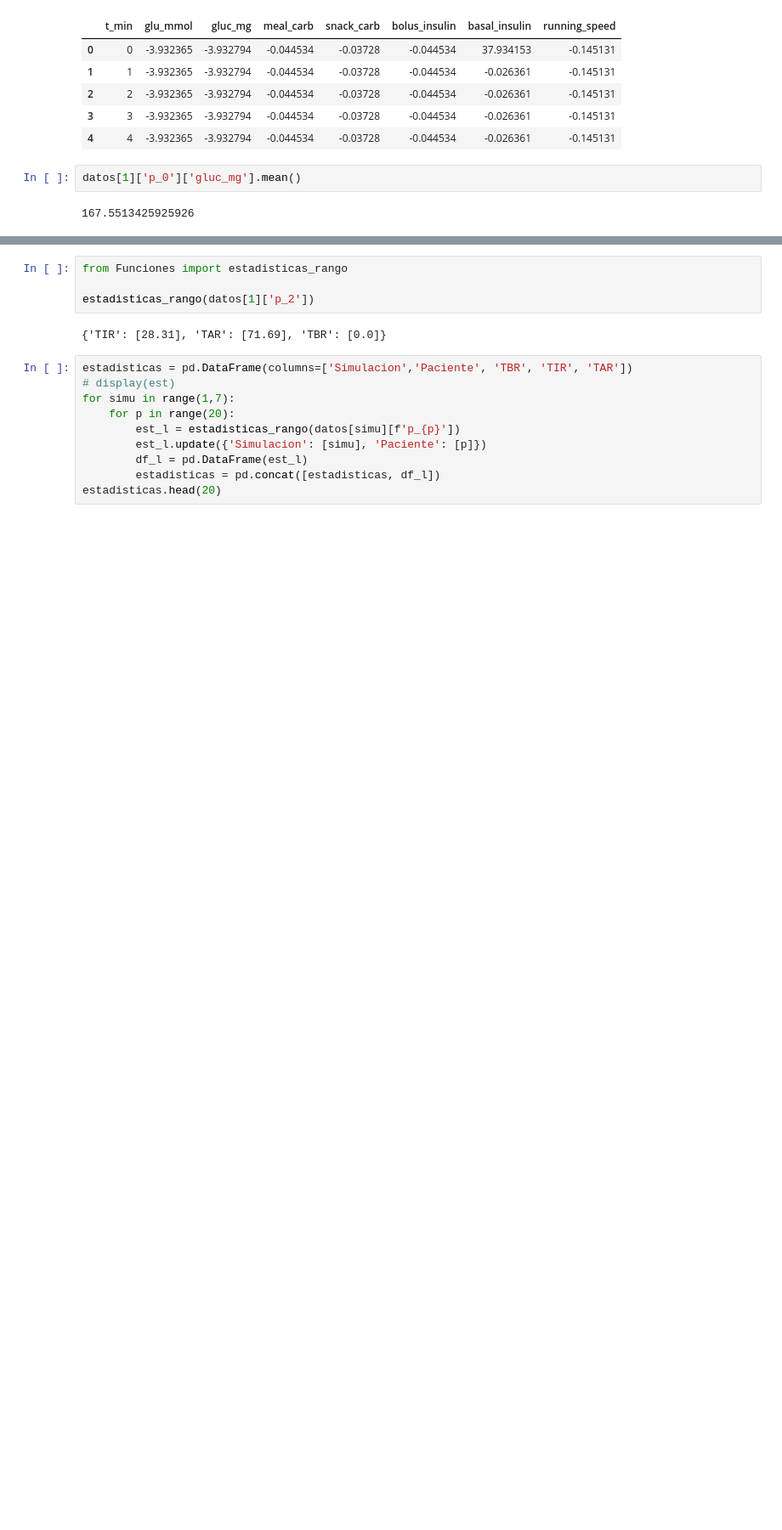
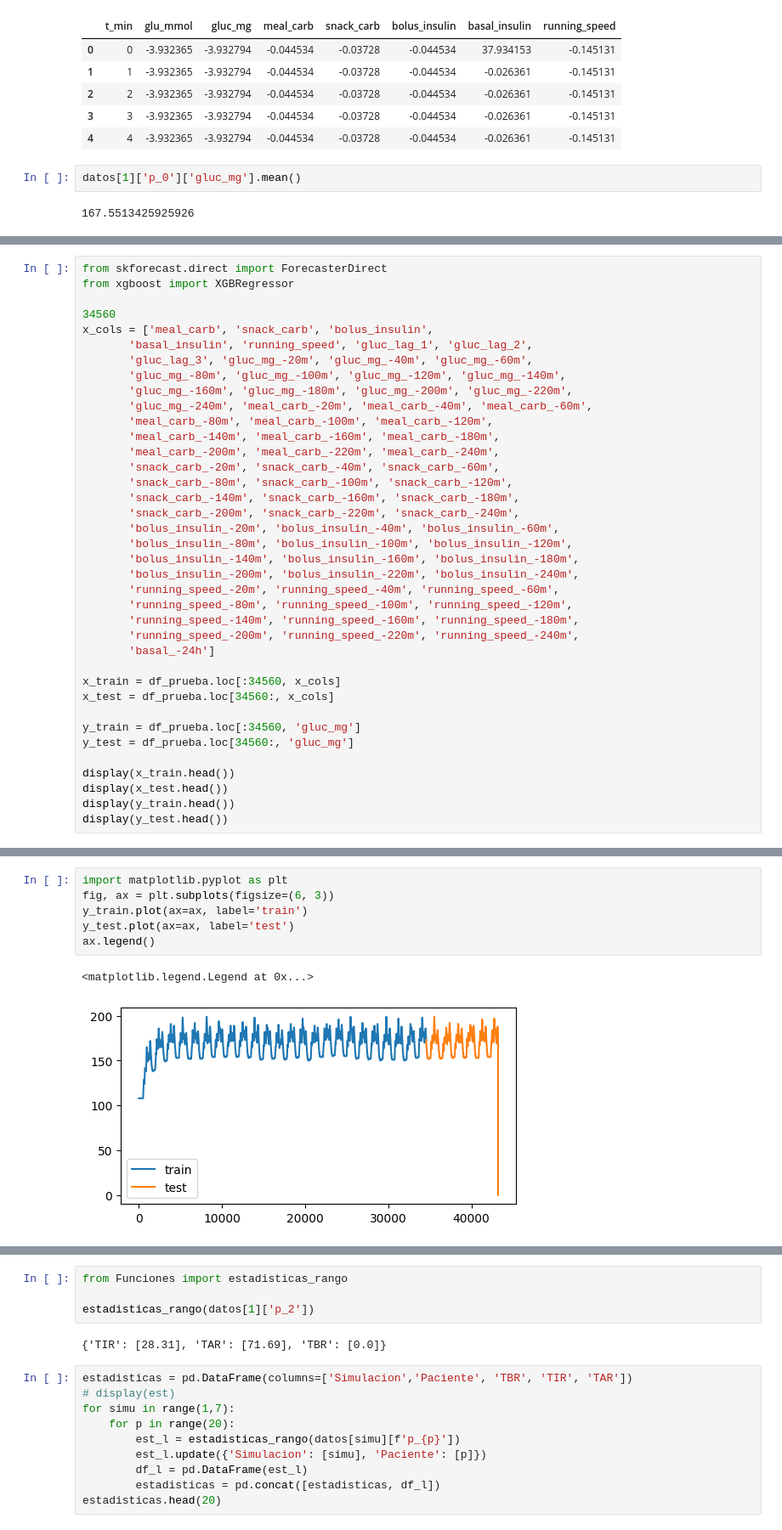
Before and after one commit to WillyFtAb/TFG-GIS-Predictor-glucosa, a Jupyter notebook: Pruebas/estadisticas.ipynb, the cells around one changed output, grey strips where cells are left out. Shown at 85% size. Cells and saved outputs as stored; diff of their text form; blank space fills up the shorter version.

Commit message:
pruebas skforecast
libreria para la prediccion de serires temporales con distintos algoritmos

```diff
--- a/Pruebas/estadisticas.ipynb
+++ b/Pruebas/estadisticas.ipynb
@@ -137,0 +222,38 @@ datos[1]['p_0']['gluc_mg'].mean()
+# %%
+from skforecast.direct import ForecasterDirect
+from xgboost import XGBRegressor
+
+34560
+x_cols = ['meal_carb', 'snack_carb', 'bolus_insulin',
+       'basal_insulin', 'running_speed', 'gluc_lag_1', 'gluc_lag_2',
+       'gluc_lag_3', 'gluc_mg_-20m', 'gluc_mg_-40m', 'gluc_mg_-60m',
+       'gluc_mg_-80m', 'gluc_mg_-100m', 'gluc_mg_-120m', 'gluc_mg_-140m',
+       'gluc_mg_-160m', 'gluc_mg_-180m', 'gluc_mg_-200m', 'gluc_mg_-220m',
+       'gluc_mg_-240m', 'meal_carb_-20m', 'meal_carb_-40m', 'meal_carb_-60m',
+       'meal_carb_-80m', 'meal_carb_-100m', 'meal_carb_-120m',
+       'meal_carb_-140m', 'meal_carb_-160m', 'meal_carb_-180m',
+       'meal_carb_-200m', 'meal_carb_-220m', 'meal_carb_-240m',
+       'snack_carb_-20m', 'snack_carb_-40m', 'snack_carb_-60m',
+       'snack_carb_-80m', 'snack_carb_-100m', 'snack_carb_-120m',
+       'snack_carb_-140m', 'snack_carb_-160m', 'snack_carb_-180m',
+       'snack_carb_-200m', 'snack_carb_-220m', 'snack_carb_-240m',
+       'bolus_insulin_-20m', 'bolus_insulin_-40m', 'bolus_insulin_-60m',
+       'bolus_insulin_-80m', 'bolus_insulin_-100m', 'bolus_insulin_-120m',
+       'bolus_insulin_-140m', 'bolus_insulin_-160m', 'bolus_insulin_-180m',
+       'bolus_insulin_-200m', 'bolus_insulin_-220m', 'bolus_insulin_-240m',
+       'running_speed_-20m', 'running_speed_-40m', 'running_speed_-60m',
+       'running_speed_-80m', 'running_speed_-100m', 'running_speed_-120m',
+       'running_speed_-140m', 'running_speed_-160m', 'running_speed_-180m',
+       'running_speed_-200m', 'running_speed_-220m', 'running_speed_-240m',
+       'basal_-24h']
+
+x_train = df_prueba.loc[:34560, x_cols]
+x_test = df_prueba.loc[34560:, x_cols]
+
+y_train = df_prueba.loc[:34560, 'gluc_mg']
+y_test = df_prueba.loc[34560:, 'gluc_mg']
+
+display(x_train.head())
+display(x_test.head())
+display(y_train.head())
+display(y_test.head())
@@ -137,0 +287,9 @@ datos[1]['p_0']['gluc_mg'].mean()
+# %%
+import matplotlib.pyplot as plt
+fig, ax = plt.subplots(figsize=(6, 3))
+y_train.plot(ax=ax, label='train')
+y_test.plot(ax=ax, label='test')
+ax.legend()
+# %% [output]
+<matplotlib.legend.Legend at 0x...>
+[figure, added]
```
Also changed, not shown: parts of 11 cells of this notebook.
